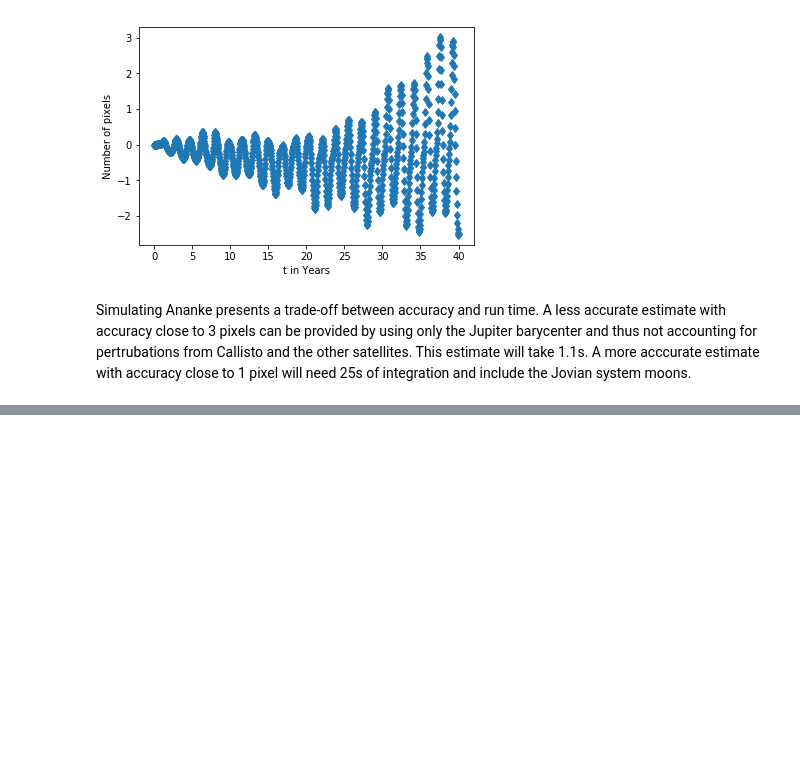
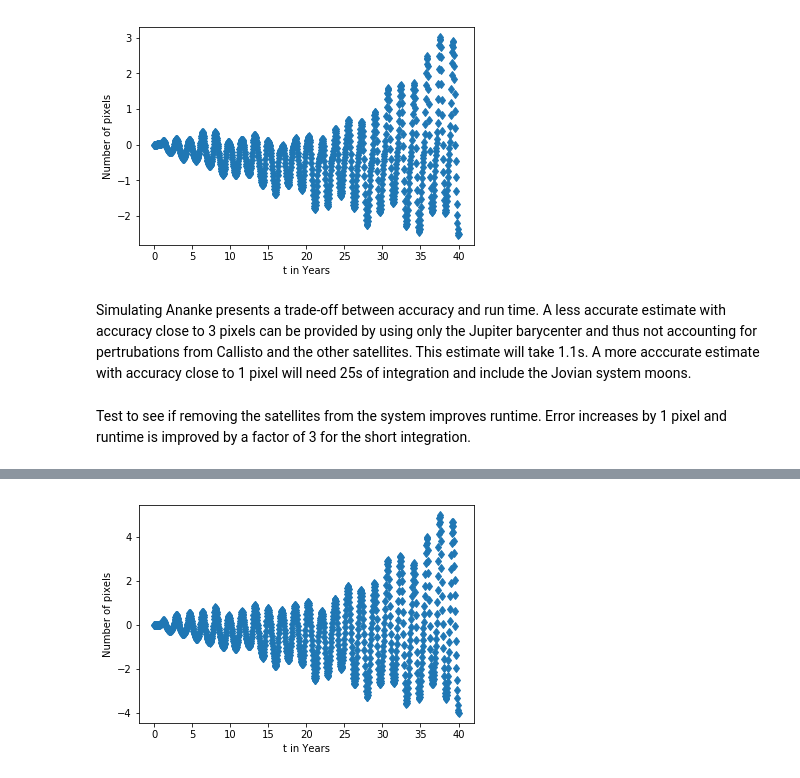
Before and after one commit to Alexandros101/Irregular-Satellites, a Jupyter notebook: AnenkeEarthTests.ipynb, the cells around one changed output, grey strips where cells are left out. Drawn from its saved outputs; the diff is of its cells as text; code cells hidden in the pictures; blank space fills up the shorter version.

```diff
--- a/AnenkeEarthTests.ipynb
+++ b/AnenkeEarthTests.ipynb
@@ -398,3 +398,14 @@ Wall time: 1.1 s
 [figure]
 # %% [markdown]
 Simulating Ananke presents a trade-off between accuracy and run time. A less accurate estimate with accuracy close to 3 pixels can be provided by using only the Jupiter barycenter and thus not accounting for pertrubations from Callisto and the other satellites. This estimate will take 1.1s. A more acccurate estimate with accuracy close to 1 pixel will need 25s of integration and include the Jovian system moons.
+# %% [markdown]
+Test to see if removing the satellites from the system improves runtime. Error increases by 1 pixel and runtime is improved by a factor of 3 for the short integration.
+# %%
+%%time
+Furnisher('310+341+435')
+MJupiter = (GMJupiterB)/GMSun
+xerr,yerr,times,distance,x,y = ErrorSource(['6','7','8','5','Ananke'],[MSaturnB,MUranusB,MNeptuneB,MJupiter,0],[5],'Ananke','5',GMSun)
+plt.plot(times/365.24,(xerr)*1e6/4.5,"d")
+plt.ylabel("Number of pixels")
+plt.xlabel("t in Years")
+# %% [output]
@@ -400,0 +416 @@ Simulating Ananke presents a trade-off between accuracy and run time. A less acc
+[figure, added]
```
Also changed, not shown: parts of 17 cells of this notebook.
